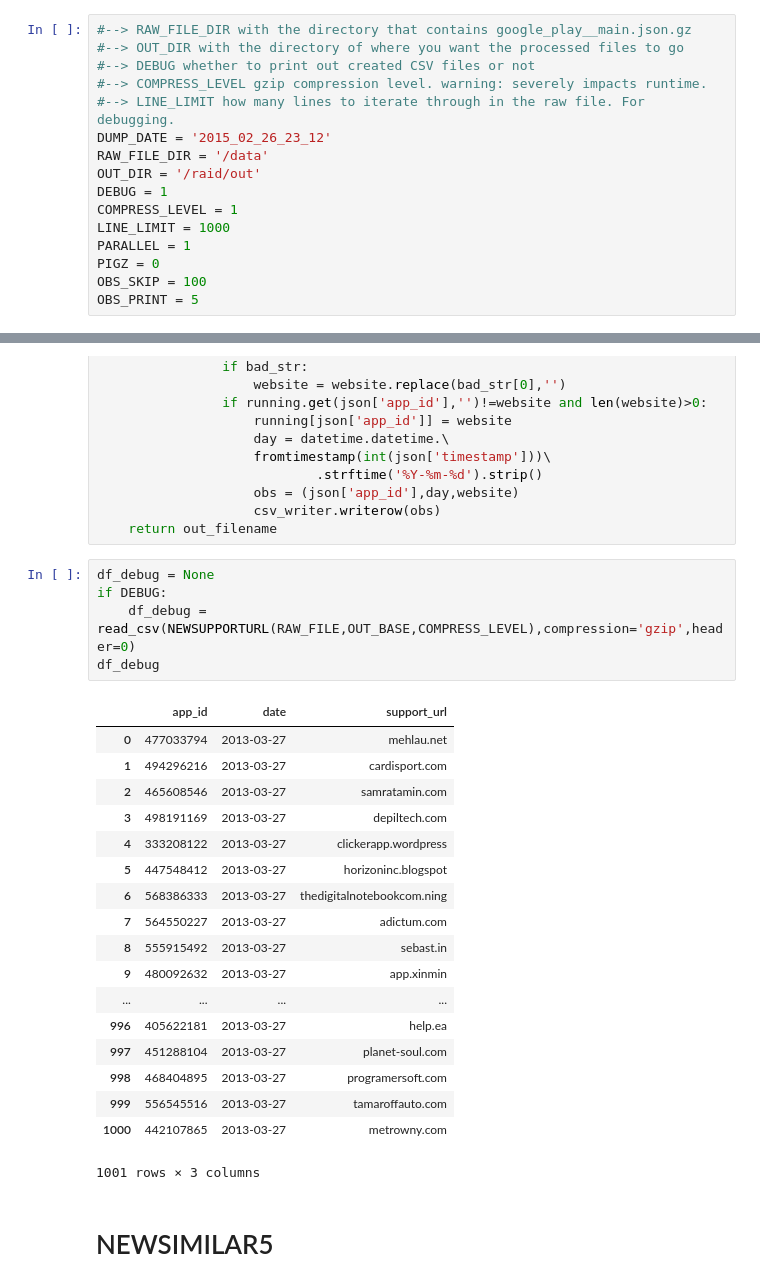
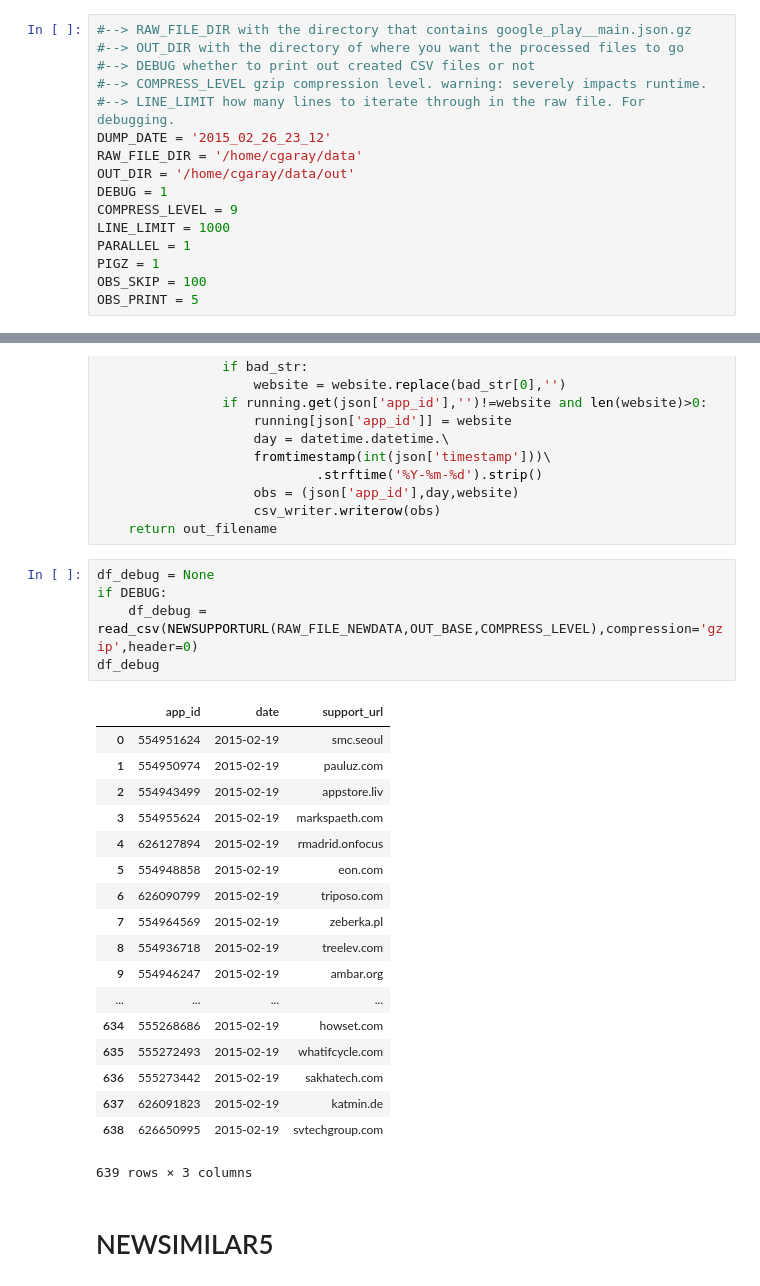
Before and after one commit to kushagrasharma/data_requests, a Jupyter notebook: Apple Data Request.ipynb, the cells around one changed output, grey strips where cells are left out. Saved outputs shown, nothing was run; the diff lists cells and outputs as text.

```diff
--- a/Apple Data Request.ipynb
+++ b/Apple Data Request.ipynb
@@ -23,13 +23,13 @@ import ujson
 #--> COMPRESS_LEVEL gzip compression level. warning: severely impacts runtime.
 #--> LINE_LIMIT how many lines to iterate through in the raw file. For debugging.
 DUMP_DATE = '2015_02_26_23_12'
-RAW_FILE_DIR = '/data'
-OUT_DIR = '/raid/out'
+RAW_FILE_DIR = '/home/cgaray/data'
+OUT_DIR = '/home/cgaray/data/out'
 DEBUG = 1
-COMPRESS_LEVEL = 1
+COMPRESS_LEVEL = 9
 LINE_LIMIT = 1000
 PARALLEL = 1
-PIGZ = 0
+PIGZ = 1
 OBS_SKIP = 100
 OBS_PRINT = 5
 # %%
@@ -177,27 +188,27 @@ def NEWSUPPORTURL(file_in,out_base,compress=1):
 # %%
 df_debug = None
 if DEBUG:
-    df_debug = read_csv(NEWSUPPORTURL(RAW_FILE,OUT_BASE,COMPRESS_LEVEL),compression='gzip',header=0)
+    df_debug = read_csv(NEWSUPPORTURL(RAW_FILE_NEWDATA,OUT_BASE,COMPRESS_LEVEL),compression='gzip',header=0)
 df_debug
 # %% [output]
 |  | app_id | date | support_url |
-| 0 | 477033794 | 2013-03-27 | mehlau.net |
-| 1 | 494296216 | 2013-03-27 | cardisport.com |
-| 2 | 465608546 | 2013-03-27 | samratamin.com |
-| 3 | 498191169 | 2013-03-27 | depiltech.com |
-| 4 | 333208122 | 2013-03-27 | clickerapp.wordpress |
-| 5 | 447548412 | 2013-03-27 | horizoninc.blogspot |
-| 6 | 568386333 | 2013-03-27 | thedigitalnotebookcom.ning |
-| 7 | 564550227 | 2013-03-27 | adictum.com |
-| 8 | 555915492 | 2013-03-27 | sebast.in |
-| 9 | 480092632 | 2013-03-27 | app.xinmin |
+| 0 | 554951624 | 2015-02-19 | smc.seoul |
+| 1 | 554950974 | 2015-02-19 | pauluz.com |
+| 2 | 554943499 | 2015-02-19 | appstore.liv |
+| 3 | 554955624 | 2015-02-19 | markspaeth.com |
+| 4 | 626127894 | 2015-02-19 | rmadrid.onfocus |
+| 5 | 554948858 | 2015-02-19 | eon.com |
+| 6 | 626090799 | 2015-02-19 | triposo.com |
+| 7 | 554964569 | 2015-02-19 | zeberka.pl |
+| 8 | 554936718 | 2015-02-19 | treelev.com |
+| 9 | 554946247 | 2015-02-19 | ambar.org |
 | ... | ... | ... | ... |
-| 996 | 405622181 | 2013-03-27 | help.ea |
-| 997 | 451288104 | 2013-03-27 | planet-soul.com |
-| 998 | 468404895 | 2013-03-27 | programersoft.com |
-| 999 | 556545516 | 2013-03-27 | tamaroffauto.com |
-| 1000 | 442107865 | 2013-03-27 | metrowny.com |
+| 634 | 555268686 | 2015-02-19 | howset.com |
+| 635 | 555272493 | 2015-02-19 | whatifcycle.com |
+| 636 | 555273442 | 2015-02-19 | sakhatech.com |
+| 637 | 626091823 | 2015-02-19 | katmin.de |
+| 638 | 626650995 | 2015-02-19 | svtechgroup.com |
-1001 rows × 3 columns
+639 rows × 3 columns
 # %% [markdown]
 # NEWSIMILAR5
 # %%
```
Also changed, not shown: parts of 39 cells of this notebook, 1 other file.
